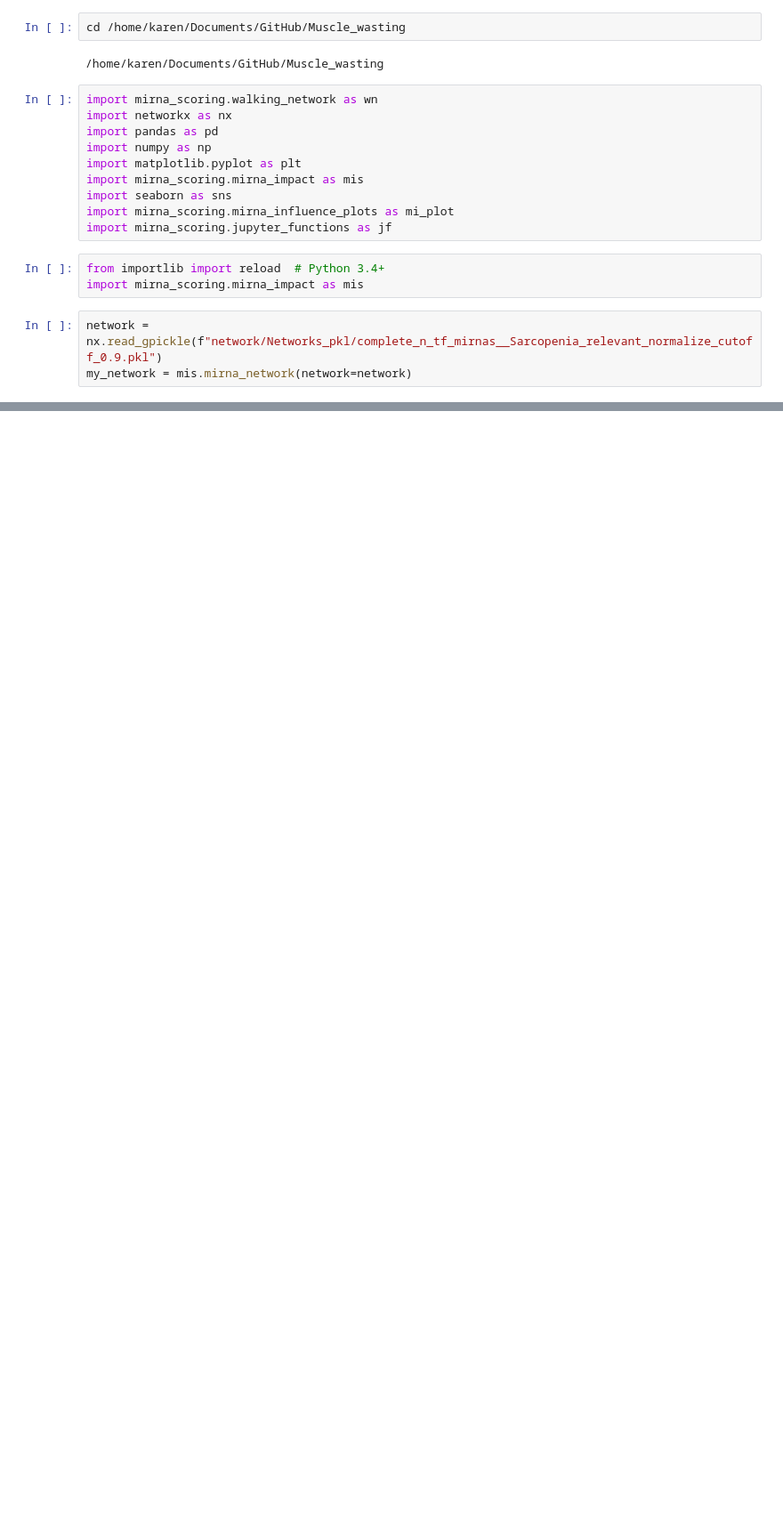
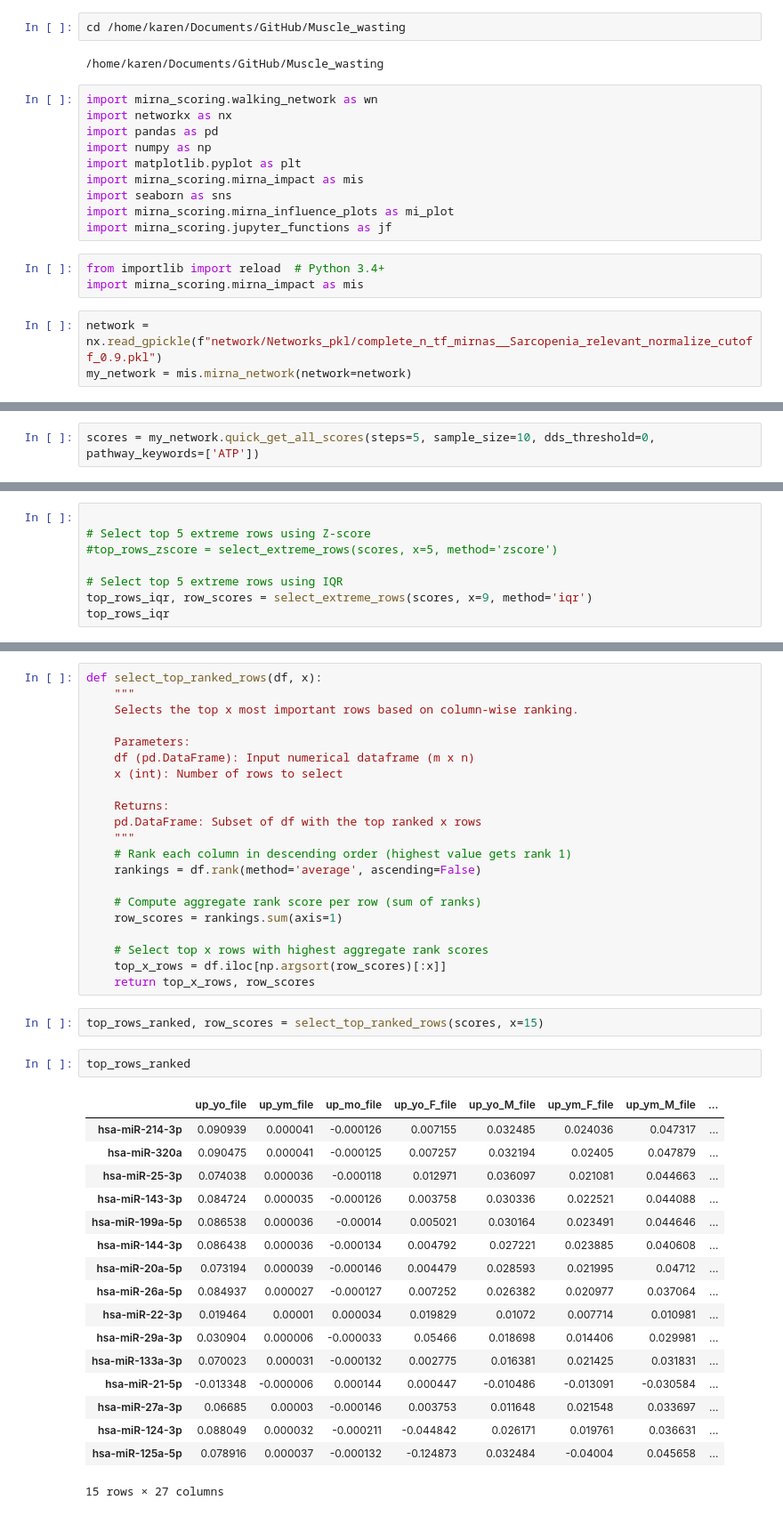
Before and after one commit to Kathyren/Muscle_wasting, a Jupyter notebook: mirna_scoring/notebooks/Evaluate_mirs/Get_scores_quick.ipynb, the cells around one changed output, grey strips where cells are left out. Shown at 89% size. Drawn from its saved outputs; the diff is of its cells as text; blank space fills up the shorter version.

Commit message:
get the scores mirnas

```diff
--- a/mirna_scoring/notebooks/Evaluate_mirs/Get_scores_quick.ipynb
+++ b/mirna_scoring/notebooks/Evaluate_mirs/Get_scores_quick.ipynb
@@ -32,0 +63,2 @@ Index(['SOX4', 'TGFBR2', 'MYOM2', 'TGFB2', 'IL1B', 'CD274', 'MECP2', 'SMAD7',
+# %%
+scores = my_network.quick_get_all_scores(steps=5, sample_size=10, dds_threshold=0, pathway_keywords=['ATP'])
@@ -32,0 +103,8 @@ Index(['SOX4', 'TGFBR2', 'MYOM2', 'TGFB2', 'IL1B', 'CD274', 'MECP2', 'SMAD7',
+# %%
+
+# Select top 5 extreme rows using Z-score
+#top_rows_zscore = select_extreme_rows(scores, x=5, method='zscore')
+
+# Select top 5 extreme rows using IQR
+top_rows_iqr, row_scores = select_extreme_rows(scores, x=9, method='iqr')
+top_rows_iqr
@@ -32,0 +143,43 @@ Index(['SOX4', 'TGFBR2', 'MYOM2', 'TGFB2', 'IL1B', 'CD274', 'MECP2', 'SMAD7',
+# %%
+def select_top_ranked_rows(df, x):
+    """
+    Selects the top x most important rows based on column-wise ranking.
+
+    Parameters:
+    df (pd.DataFrame): Input numerical dataframe (m x n)
+    x (int): Number of rows to select
+
+    Returns:
+    pd.DataFrame: Subset of df with the top ranked x rows
+    """
+    # Rank each column in descending order (highest value gets rank 1)
+    rankings = df.rank(method='average', ascending=False)
+
+    # Compute aggregate rank score per row (sum of ranks)
+    row_scores = rankings.sum(axis=1)
+
+    # Select top x rows with highest aggregate rank scores
+    top_x_rows = df.iloc[np.argsort(row_scores)[:x]]
+    return top_x_rows, row_scores
+# %%
+top_rows_ranked, row_scores = select_top_ranked_rows(scores, x=15)
+# %%
+top_rows_ranked
+# %% [output]
+|  | up_yo_file | up_ym_file | up_mo_file | up_yo_F_file | up_yo_M_file | up_ym_F_file | up_ym_M_file | ... |
+| hsa-miR-214-3p | 0.090939 | 0.000041 | -0.000126 | 0.007155 | 0.032485 | 0.024036 | 0.047317 | ... |
+| hsa-miR-320a | 0.090475 | 0.000041 | -0.000125 | 0.007257 | 0.032194 | 0.02405 | 0.047879 | ... |
+| hsa-miR-25-3p | 0.074038 | 0.000036 | -0.000118 | 0.012971 | 0.036097 | 0.021081 | 0.044663 | ... |
+| hsa-miR-143-3p | 0.084724 | 0.000035 | -0.000126 | 0.003758 | 0.030336 | 0.022521 | 0.044088 | ... |
+| hsa-miR-199a-5p | 0.086538 | 0.000036 | -0.00014 | 0.005021 | 0.030164 | 0.023491 | 0.044646 | ... |
+| hsa-miR-144-3p | 0.086438 | 0.000036 | -0.000134 | 0.004792 | 0.027221 | 0.023885 | 0.040608 | ... |
+| hsa-miR-20a-5p | 0.073194 | 0.000039 | -0.000146 | 0.004479 | 0.028593 | 0.021995 | 0.04712 | ... |
+| hsa-miR-26a-5p | 0.084937 | 0.000027 | -0.000127 | 0.007252 | 0.026382 | 0.020977 | 0.037064 | ... |
+| hsa-miR-22-3p | 0.019464 | 0.00001 | 0.000034 | 0.019829 | 0.01072 | 0.007714 | 0.010981 | ... |
+| hsa-miR-29a-3p | 0.030904 | 0.000006 | -0.000033 | 0.05466 | 0.018698 | 0.014406 | 0.029981 | ... |
+| hsa-miR-133a-3p | 0.070023 | 0.000031 | -0.000132 | 0.002775 | 0.016381 | 0.021425 | 0.031831 | ... |
+| hsa-miR-21-5p | -0.013348 | -0.000006 | 0.000144 | 0.000447 | -0.010486 | -0.013091 | -0.030584 | ... |
+| hsa-miR-27a-3p | 0.06685 | 0.00003 | -0.000146 | 0.003753 | 0.011648 | 0.021548 | 0.033697 | ... |
+| hsa-miR-124-3p | 0.088049 | 0.000032 | -0.000211 | -0.044842 | 0.026171 | 0.019761 | 0.036631 | ... |
+| hsa-miR-125a-5p | 0.078916 | 0.000037 | -0.000132 | -0.124873 | 0.032484 | -0.04004 | 0.045658 | ... |
+15 rows × 27 columns
```
Also changed, not shown: parts of 11 cells of this notebook, 2 other files.
